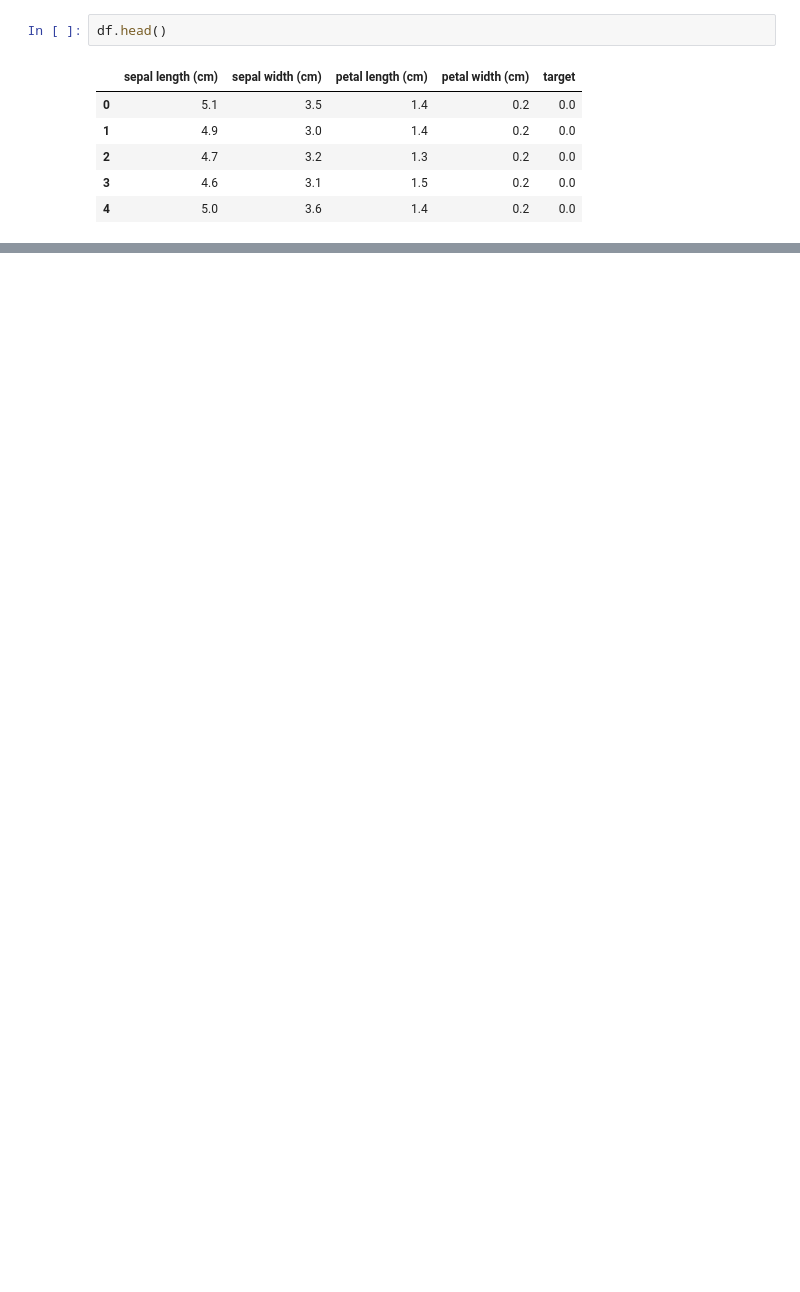
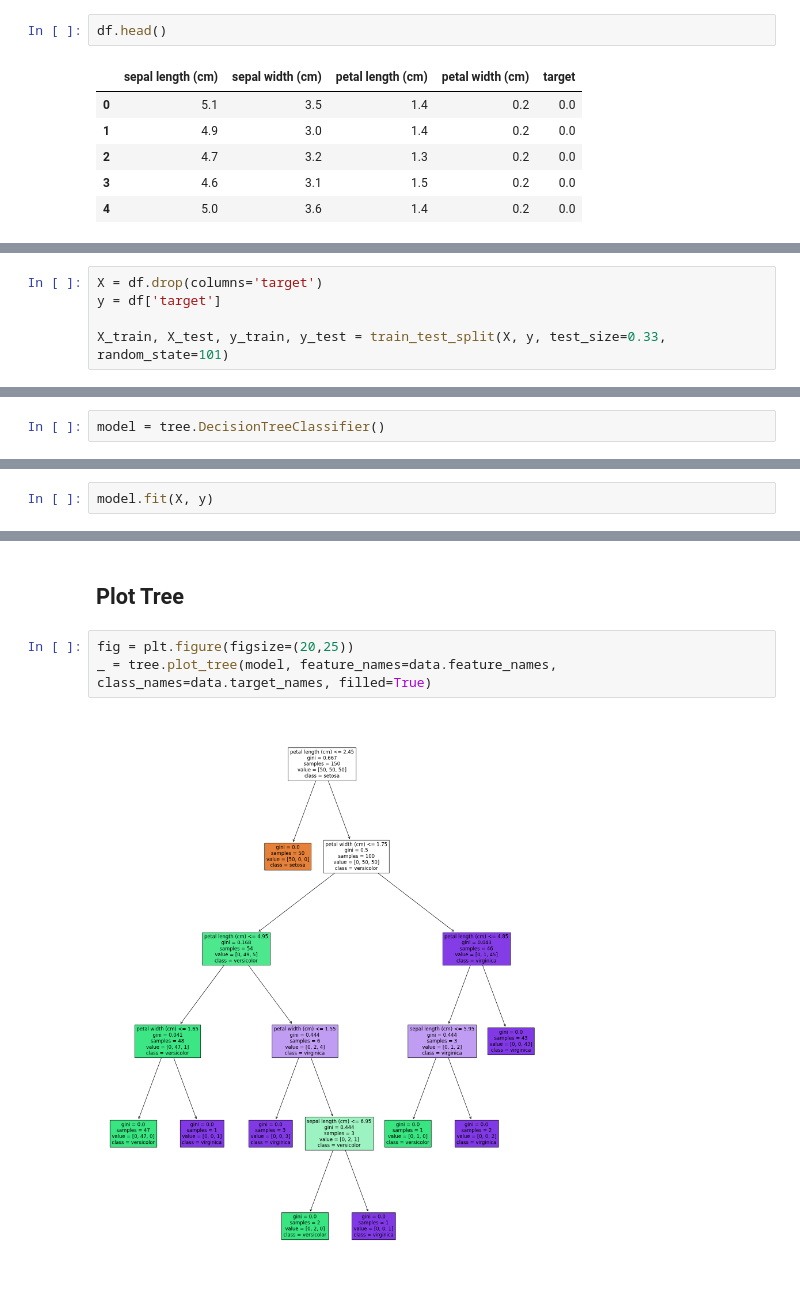
Before and after one commit to omidshafiee/DS, a Jupyter notebook: 04- ML/02- Classification/03- Decision Tree IRIS Classification .ipynb, the cells around one changed output, grey strips where cells are left out. Drawn from its saved outputs; the diff is of its cells as text; blank space fills up the shorter version.

Commit message:
Data Science Concepts

```diff
--- a/04- ML/02- Classification/03- Decision Tree IRIS Classification .ipynb
+++ b/04- ML/02- Classification/03- Decision Tree IRIS Classification .ipynb
@@ -81,0 +138,5 @@ sns.pairplot(df)
+# %%
+X = df.drop(columns='target')
+y = df['target']
+
+X_train, X_test, y_train, y_test = train_test_split(X, y, test_size=0.33, random_state=101)
@@ -81,0 +154,2 @@ sns.pairplot(df)
+# %%
+model = tree.DecisionTreeClassifier()
@@ -81,0 +158,2 @@ sns.pairplot(df)
+# %%
+model.fit(X, y)
@@ -81,0 +170,7 @@ sns.pairplot(df)
+# %% [markdown]
+## Plot Tree
+# %%
+fig = plt.figure(figsize=(20,25))
+_ = tree.plot_tree(model, feature_names=data.feature_names, class_names=data.target_names, filled=True)
+# %% [output]
+[figure, added]
```
Also changed, not shown: parts of 24 cells of this notebook, 1 other file.
